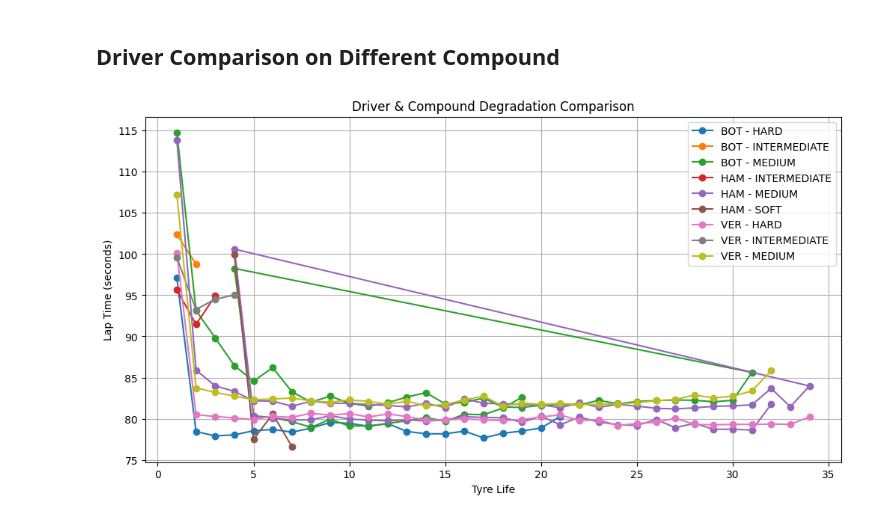
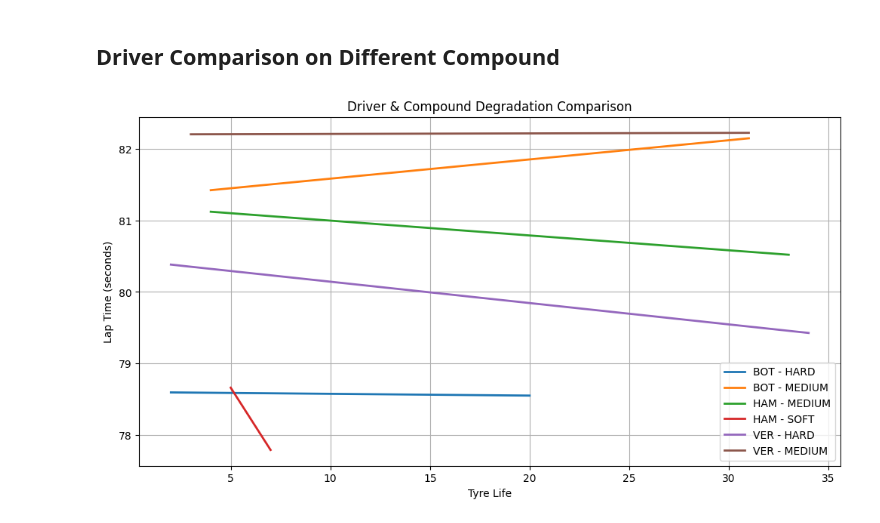
Before and after one commit to NihaalNO/TyreWearWiz, a Jupyter notebook: Multi-drivers/hungary/2020.ipynb, the cells around one changed output. Drawn from its saved outputs; the diff is of its cells as text; code cells hidden in the pictures.

```diff
--- a/Multi-drivers/hungary/2020.ipynb
+++ b/Multi-drivers/hungary/2020.ipynb
@@ -87,23 +120,49 @@ plt.show()
 # %% [markdown]
 ## Driver Comparison on Different Compound
 # %%
-comparison = laps[laps['Driver'].isin(drivers)]
+comparison = laps[laps['Driver'].isin(drivers)].copy()
 
-plt.figure(figsize=(12,6))
+plt.figure(figsize=(12, 6))
+
+plotted = False
 
 for (drv, comp), data in comparison.groupby(['Driver', 'Compound']):
+
+    # 🔧 Step 1: Clean data
+    data = data.dropna(subset=['TyreLife', 'LapTimeSeconds'])
+    data = data[data['TyreLife'] > 1]
+    data = data[data['LapTimeSeconds'] < data['LapTimeSeconds'].quantile(0.95)]
+
+    if data.empty:
+        continue
+
+    data = data.sort_values('TyreLife')
+
+    if len(data) < 3:
+        continue
+
+    # 🔧 Step 3: Use linear smoothing (IMPORTANT)
+    z = np.polyfit(data['TyreLife'], data['LapTimeSeconds'], 1)
+    p = np.poly1d(z)
+
     plt.plot(
         data['TyreLife'],
-        data['LapTimeSeconds'],
-        marker='o',
-        label=f"{drv} - {comp}"
+        p(data['TyreLife']),
+        label=f"{drv} - {comp}",
+        linewidth=2
     )
+
+    plotted = True
+
+# ✅ Avoid legend warning
+if plotted:
+    plt.legend()
 
 plt.xlabel("Tyre Life")
 plt.ylabel("Lap Time (seconds)")
 plt.title("Driver & Compound Degradation Comparison")
-plt.legend()
 plt.grid(True)
+
 plt.show()
 # %% [output]
-[figure, old version]
+[figure, new version]
```
Also changed, not shown: parts of 2 cells of this notebook, 38 other files.
